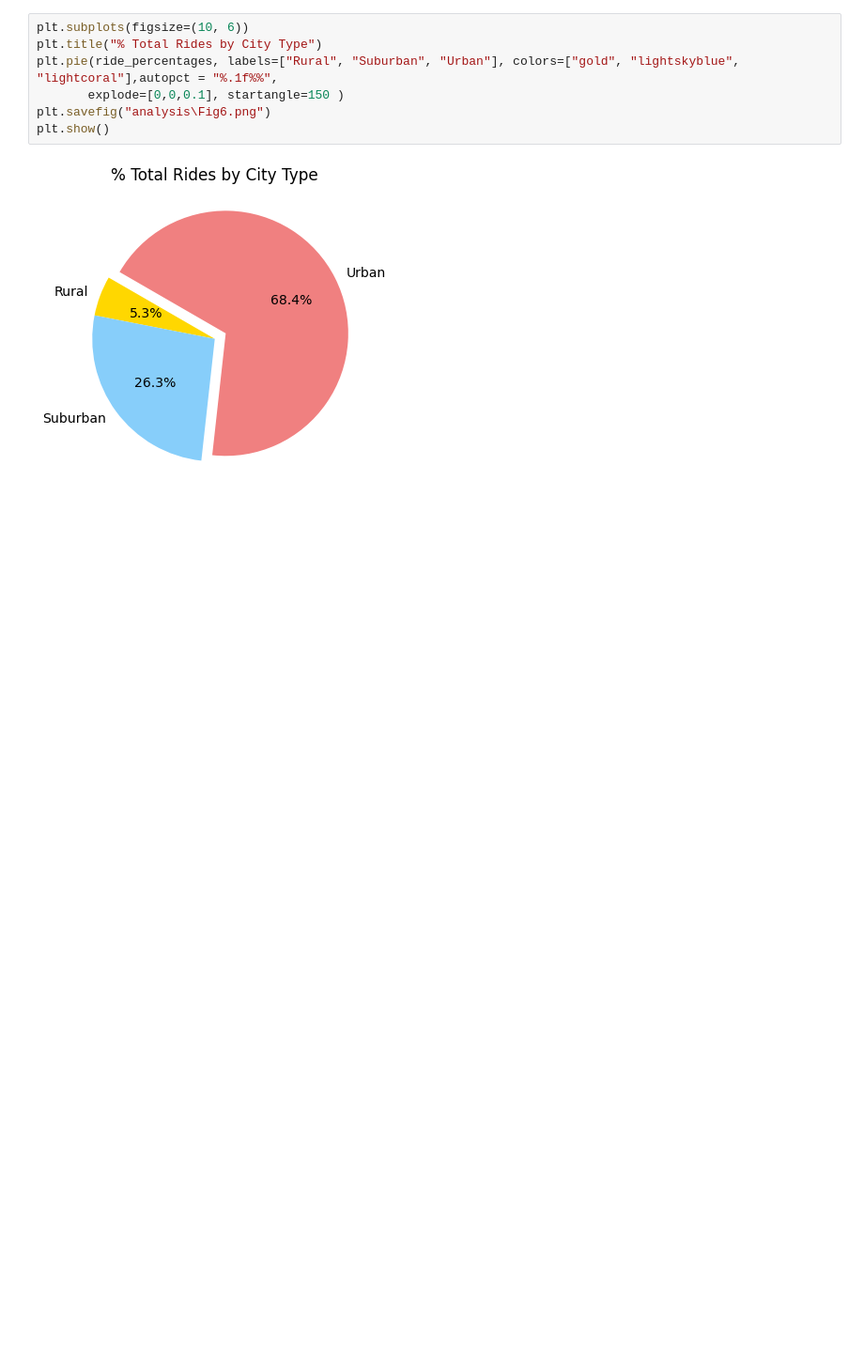
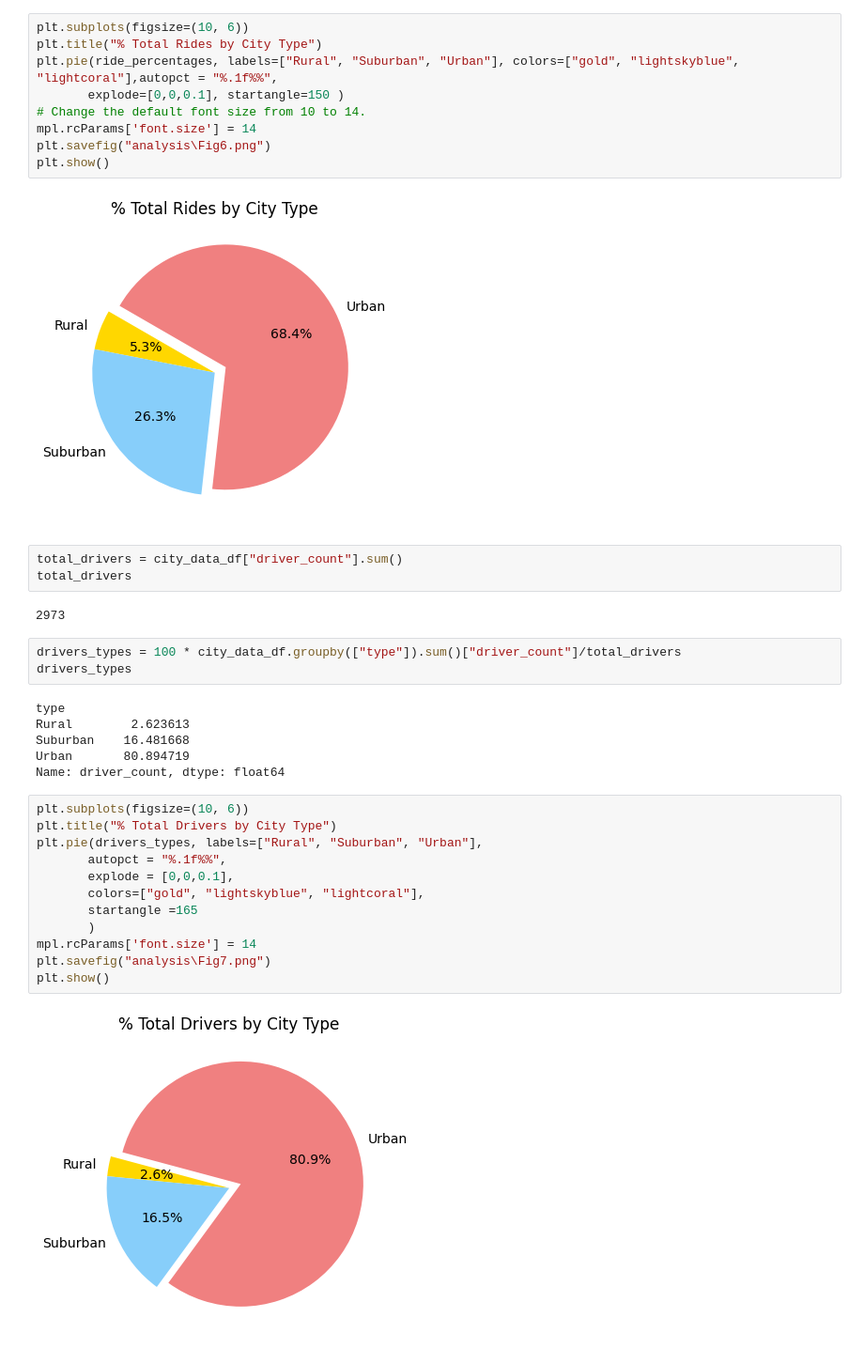
Before and after one commit to ketpradh/PyBer_Analysis, a Jupyter notebook: PyBer.ipynb, the cells around one changed output. Shown: that part at 94% size. Cells and saved outputs as stored; diff of their text form; blank space fills up the shorter version.

Commit message:
Add drivers by city type code

```diff
--- a/PyBer.ipynb
+++ b/PyBer.ipynb
@@ -744,7 +744,37 @@ plt.subplots(figsize=(10, 6))
 plt.title("% Total Rides by City Type")
 plt.pie(ride_percentages, labels=["Rural", "Suburban", "Urban"], colors=["gold", "lightskyblue", "lightcoral"],autopct = "%.1f%%",
        explode=[0,0,0.1], startangle=150 )
+# Change the default font size from 10 to 14.
+mpl.rcParams['font.size'] = 14
 plt.savefig("analysis\Fig6.png")
 plt.show()
 # %% [output]
 [figure]
+# %%
+total_drivers = city_data_df["driver_count"].sum()
+total_drivers
+# %% [output]
+2973
+# %%
+drivers_types = 100 * city_data_df.groupby(["type"]).sum()["driver_count"]/total_drivers
+drivers_types
+# %% [output]
+type
+Rural        2.623613
+Suburban    16.481668
+Urban       80.894719
+Name: driver_count, dtype: float64
+# %%
+plt.subplots(figsize=(10, 6))
+plt.title("% Total Drivers by City Type")
+plt.pie(drivers_types, labels=["Rural", "Suburban", "Urban"],
+       autopct = "%.1f%%",
+       explode = [0,0,0.1],
+       colors=["gold", "lightskyblue", "lightcoral"],
+       startangle =165
+       )
+mpl.rcParams['font.size'] = 14
+plt.savefig("analysis\Fig7.png")
+plt.show()
+# %% [output]
+[figure, added]
```
Also changed, not shown: 1 other file.
